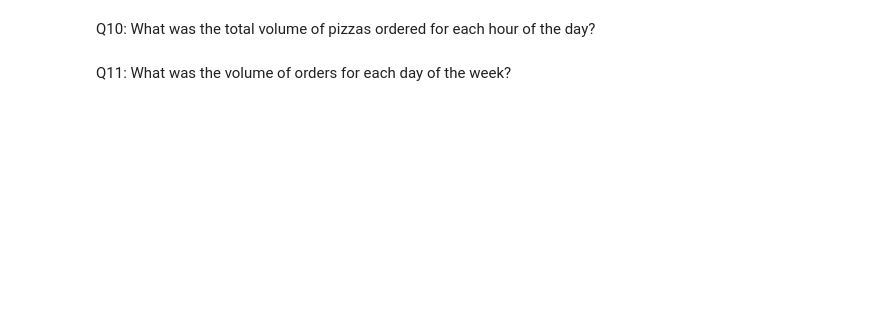
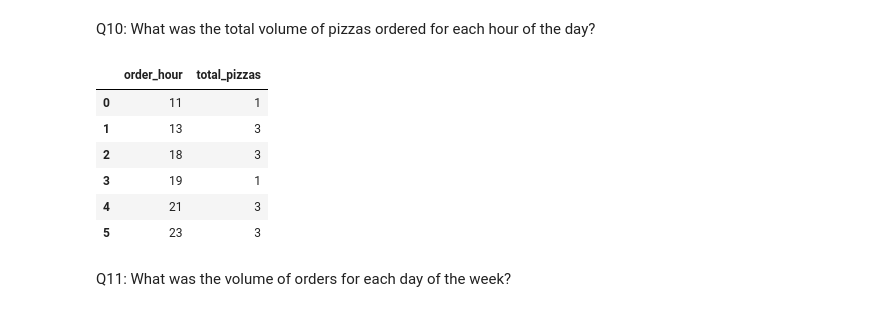
Before and after one commit to 20100215/8_Week_SQL_Challenge, a Jupyter notebook: Week 2 (Pizza Runner)/week2.ipynb, the cells around one changed output. Drawn from its saved outputs; the diff is of its cells as text; code cells hidden in the pictures; blank space fills up the shorter version.

```diff
--- a/Week 2 (Pizza Runner)/week2.ipynb
+++ b/Week 2 (Pizza Runner)/week2.ipynb
@@ -307,4 +387,22 @@ Q9: How many pizzas were delivered that had both exclusions and extras?
 # %% [markdown]
 Q10: What was the total volume of pizzas ordered for each hour of the day?
+# %%
+query("""
+    SELECT
+        strftime('%H', order_time) AS order_hour,
+        COUNT(*) AS total_pizzas
+    FROM
+        customer_orders_clean
+    GROUP BY
+        order_hour
+""")
+# %% [output]
+|  | order_hour | total_pizzas |
+| 0 | 11 | 1 |
+| 1 | 13 | 3 |
+| 2 | 18 | 3 |
+| 3 | 19 | 1 |
+| 4 | 21 | 3 |
+| 5 | 23 | 3 |
 # %% [markdown]
 Q11: What was the volume of orders for each day of the week?
```
Also changed, not shown: parts of 8 cells of this notebook.
